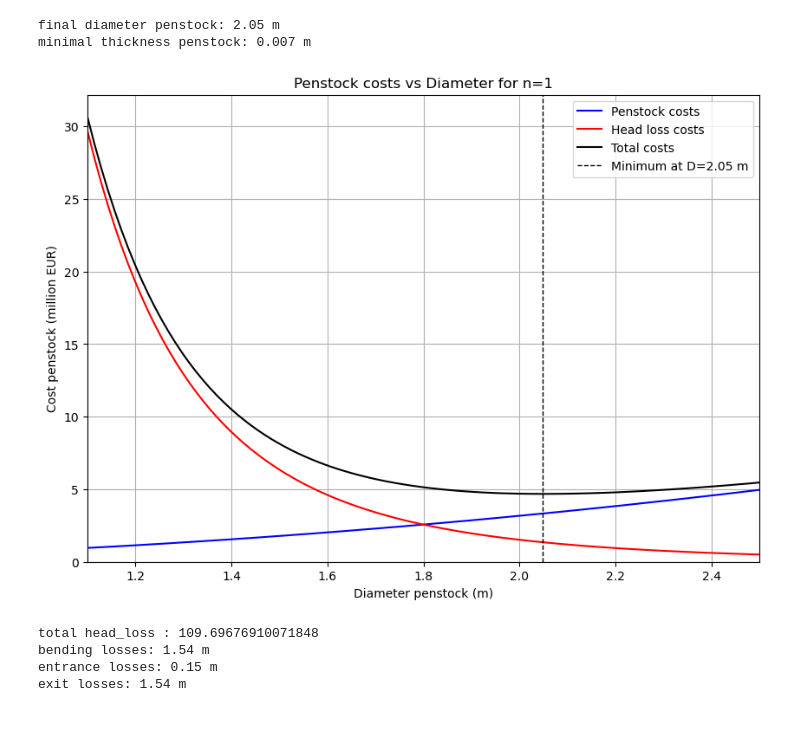
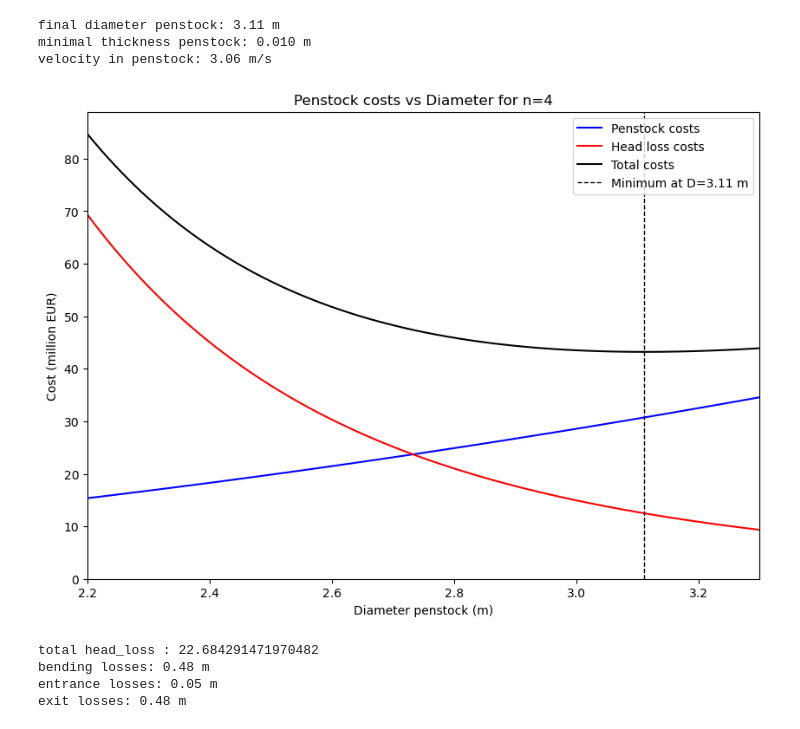
Before and after one commit to maxblw/CIEM4301_dam_design, a Jupyter notebook: Penstock_Design/Dimensioning.ipynb, the cells around one changed output. Cells and saved outputs as stored; diff of their text form; code cells hidden in the pictures.

```diff
--- a/Penstock_Design/Dimensioning.ipynb
+++ b/Penstock_Design/Dimensioning.ipynb
@@ -55,7 +56,7 @@ def penstock_costs(D, l_total, n):
     return cost_eur
 
 def head_loss_cost(Q, h_f):
-    hours_per_year=6000
+    hours_per_year=24*365*0.8
     electricity_price_eur_per_kwh=0.20
     eta = 0.85
     rho = 1000  # kg/m³
@@ -68,7 +69,7 @@ def head_loss_cost(Q, h_f):
     energy_kwh = (power_watts / 1000) * hours_per_year * 50
 
     # Cost
-    cost_eur = energy_kwh * electricity_price_eur_per_kwh / 10**11
+    cost_eur = energy_kwh * electricity_price_eur_per_kwh / 10**8
 
     return cost_eur
 
@@ -129,42 +134,50 @@ total headloss cost for n=4 at D=1.13 m: €1.64 million
 # %%
-n = 1
-D = np.linspace(1.1, 2.5, 100)
+n = 4
+D = np.linspace(2.2, 3.3, 100)
 fig, ax = plt.subplots(figsize=(10,7))
 penstock_costs_tot = penstock_costs(D, l_total, n)
 head_losses = penstock_head_loss(D, Q, l_total, n)
 head_loss_costs_tot = head_loss_cost(Q, head_losses)
 total = penstock_costs_tot + head_loss_costs_tot
 
 C_min_index = np.argmin(total)
 C_min = total[C_min_index]
 D_min = D[C_min_index]
+V_pipe = Q/n/(np.pi * (D_min/2)**2)
 
 ax.plot(D, penstock_costs_tot, linestyle='-', label='Penstock costs', color='blue')
 ax.plot(D, head_loss_costs_tot, linestyle='-', label='Head loss costs', color='red')
 ax.plot(D, total, linestyle='-', label='Total costs', color='black')
 ax.vlines(D_min,0, total.max()*1.05, color='black', linestyle='--', label=f'Minimum at D={D_min:.2f} m', lw = 1)
 
-ax.grid()
-ax.set_ylabel('Cost penstock (million EUR)')
+# ax.grid()
+ax.set_ylabel('Cost (million EUR)')
 ax.set_xlabel('Diameter penstock (m)')
-ax.set_title('Penstock costs vs Diameter for n=1')
+ax.set_title('Penstock costs vs Diameter for n=4')
 ax.legend()
 ax.set_xlim(D.min(), D.max())
 ax.set_ylim(0, total.max()*1.05)
 
 print(f"final diameter penstock: {D_min:.2f} m")
 print(f"minimal thickness penstock: {(D_min/400) + 0.002:.3f} m")
+print(f"velocity in penstock: {V_pipe:.2f} m/s")
+
+plt.savefig("..\\figures\\penstock_costs_vs_diameter_n4.png", dpi=300)
 # %% [output]
-final diameter penstock: 2.05 m
-minimal thickness penstock: 0.007 m
+final diameter penstock: 3.11 m
+minimal thickness penstock: 0.010 m
+velocity in penstock: 3.06 m/s
-[figure, old version]
+[figure, new version]
 # %%
 elev_0 = 501
 elev_s = 450
 elev_p = 400
 
 f = 0.015 #Darcy-Weisbach friction factor
-D = 2.05
+D = 3.15
+
+E = 210 * 10**6
+nu = 0.3
 
 head_0 = elev_0 + h_0
 h_f = f * (V_pipe**2/(2*9.81*D)) # head loss along pipe in m/m
@@ -174,7 +187,8 @@ x = np.linspace(0, l_total, 10000)
 x_bend1 = 5300
 x_bend2 = 8750
 elev_penstock[np.where(x <= l_surge)] = np.linspace(elev_0, elev_s, np.sum(x <= l_surge))
-elev_penstock[np.where(x > l_surge)] = np.linspace(elev_s, elev_p, np.sum(x > l_surge))
+elev_penstock[np.where((x > l_surge) & (x <= x_bend2))] = np.linspace(elev_s, elev_p, np.sum((x > l_surge) & (x <= x_bend2)))
+elev_penstock[np.where(x > x_bend2)] = elev_p
 
 xi_ent = 0.1
 xi_ex = 1.0
@@ -194,12 +208,28 @@ print(f"total head_loss : {head_0 - head_f[-1]}")
 
 h_f_total = (h_f * l_total) + (2*h_f_bend) + h_f_ent + (h_f_ex * 2)
 
+p = (head_f - elev_penstock) * 9.8
+
+tmin = ((p * (1-nu)) / (2 * E))**(1/3)
+
+tdes = np.zeros(len(x))
+tdes[np.where(x <= 2000)] = tmin[np.where(x < 2000)].max()
+tdes[np.where((x > 2000) & (x <= 4000))] = tmin[np.where((x > 2000) & (x <= 4000))].max()
+tdes[np.where((x > 4000) & (x <= x_bend1))] = tmin[np.where((x > 4000) & (x <= x_bend1))].max()
+tdes[np.where((x > x_bend1) & (x <= 7000))] = tmin[np.where((x > x_bend1) & (x <= 7000))].max()
+tdes[np.where((x > 7000) & (x <= l_surge))] = tmin[np.where((x > 7000) & (x <= l_surge))].max()
+tdes[np.where((x > l_surge) & (x <= x_bend2))] = tmin[np.where((x > l_surge) & (x <= x_bend2))].max()
+tdes[np.where((x > x_bend2))] = tmin[np.where((x > x_bend2))].max()
+
+t_list = np.unique(np.round(tdes, 4))
+
+
 print(f"bending losses: {2*h_f_bend:.2f} m")
 print(f"entrance losses: {h_f_ent:.2f} m")
 print(f"exit losses: {h_f_ex:.2f} m")
 # %% [output]
-total head_loss : 109.69676910071848
-bending losses: 1.54 m
-entrance losses: 0.15 m
-exit losses: 1.54 m
+total head_loss : 22.684291471970482
+bending losses: 0.48 m
+entrance losses: 0.05 m
+exit losses: 0.48 m
 # %%
```
Also changed, not shown: parts of 6 cells of this notebook, 3 other files.
